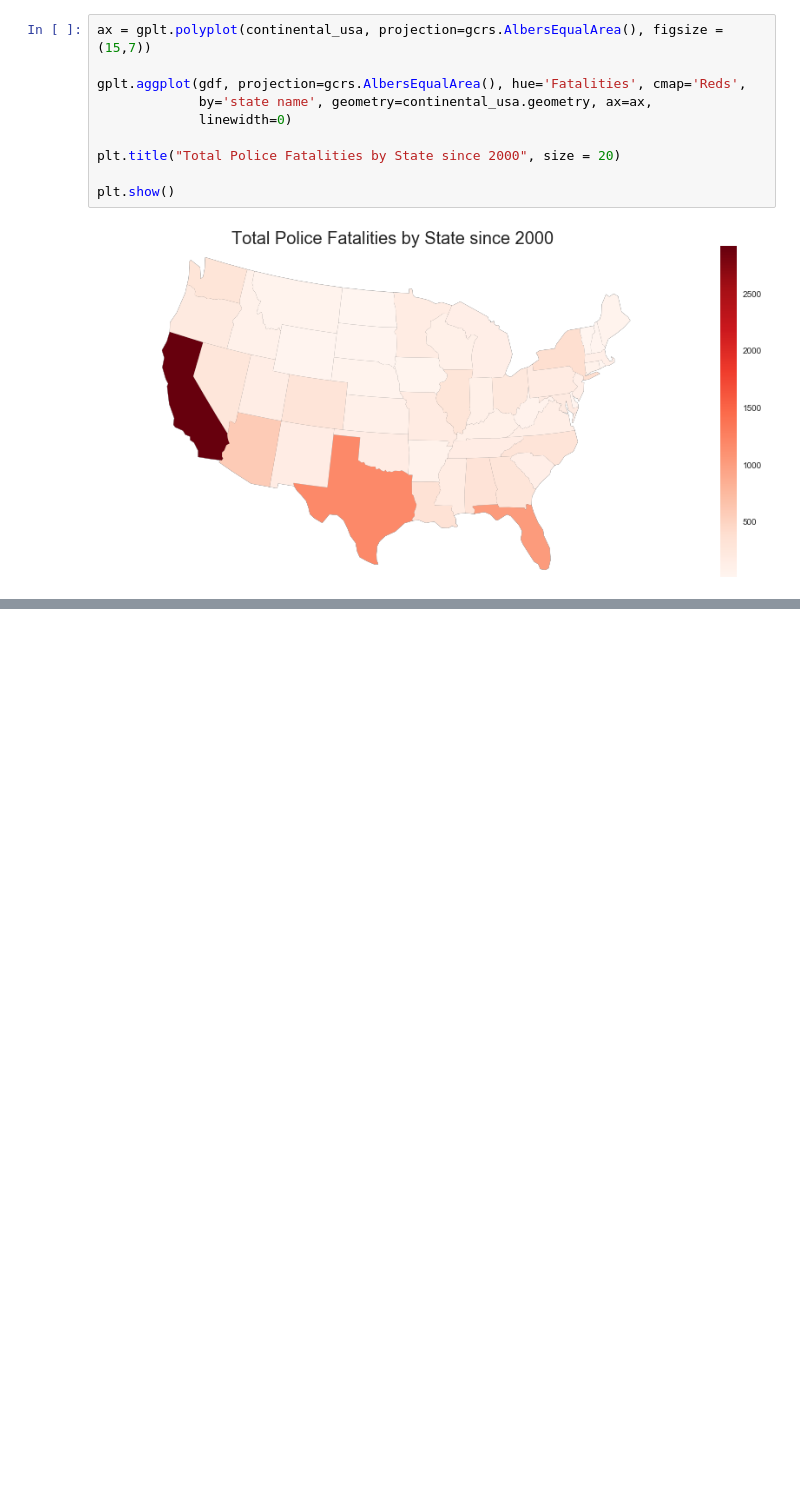
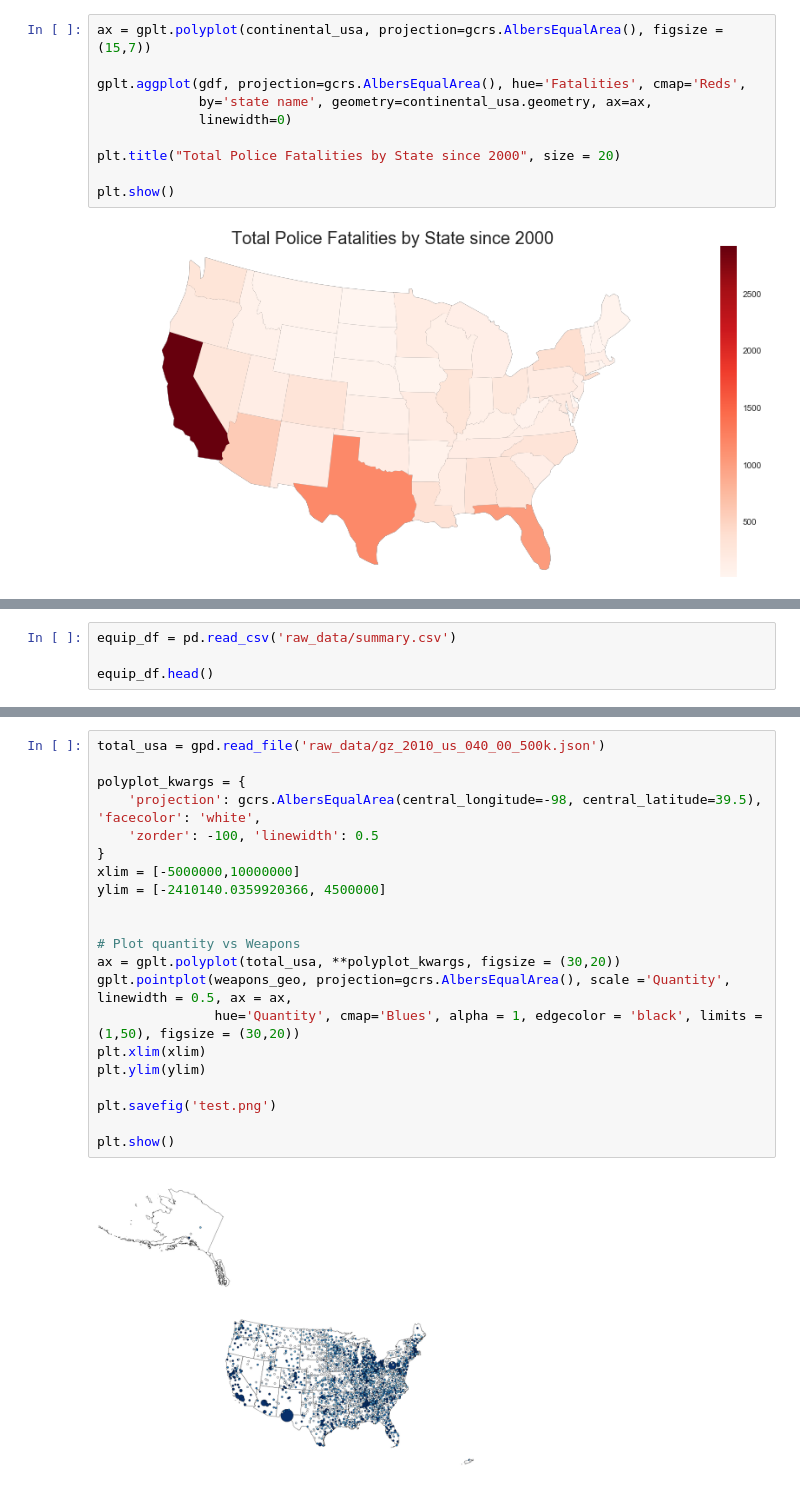
Before and after one commit to jkennedy74/DataViz_Project1, a Jupyter notebook: Plotting Fatalities Data.ipynb, the cells around one changed output, grey strips where cells are left out. Cells and saved outputs as stored; diff of their text form; blank space fills up the shorter version.

```diff
--- a/Plotting Fatalities Data.ipynb
+++ b/Plotting Fatalities Data.ipynb
@@ -102,0 +140,4 @@ census_df.to_csv("raw_data/mean_populations_by_state.csv")
+# %%
+equip_df = pd.read_csv('raw_data/summary.csv')
+
+equip_df.head()
@@ -102,0 +340,23 @@ census_df.to_csv("raw_data/mean_populations_by_state.csv")
+# %%
+total_usa = gpd.read_file('raw_data/gz_2010_us_040_00_500k.json')
+
+polyplot_kwargs = {
+    'projection': gcrs.AlbersEqualArea(central_longitude=-98, central_latitude=39.5), 'facecolor': 'white',
+    'zorder': -100, 'linewidth': 0.5
+}
+xlim = [-5000000,10000000]
+ylim = [-2410140.0359920366, 4500000]
+
+
+# Plot quantity vs Weapons
+ax = gplt.polyplot(total_usa, **polyplot_kwargs, figsize = (30,20))
+gplt.pointplot(weapons_geo, projection=gcrs.AlbersEqualArea(), scale ='Quantity', linewidth = 0.5, ax = ax,
+               hue='Quantity', cmap='Blues', alpha = 1, edgecolor = 'black', limits = (1,50), figsize = (30,20))
+plt.xlim(xlim)
+plt.ylim(ylim)
+
+plt.savefig('test.png')
+
+plt.show()
+# %% [output]
+[figure, added]
```
Also changed, not shown: parts of 13 cells of this notebook, 3 other files.
